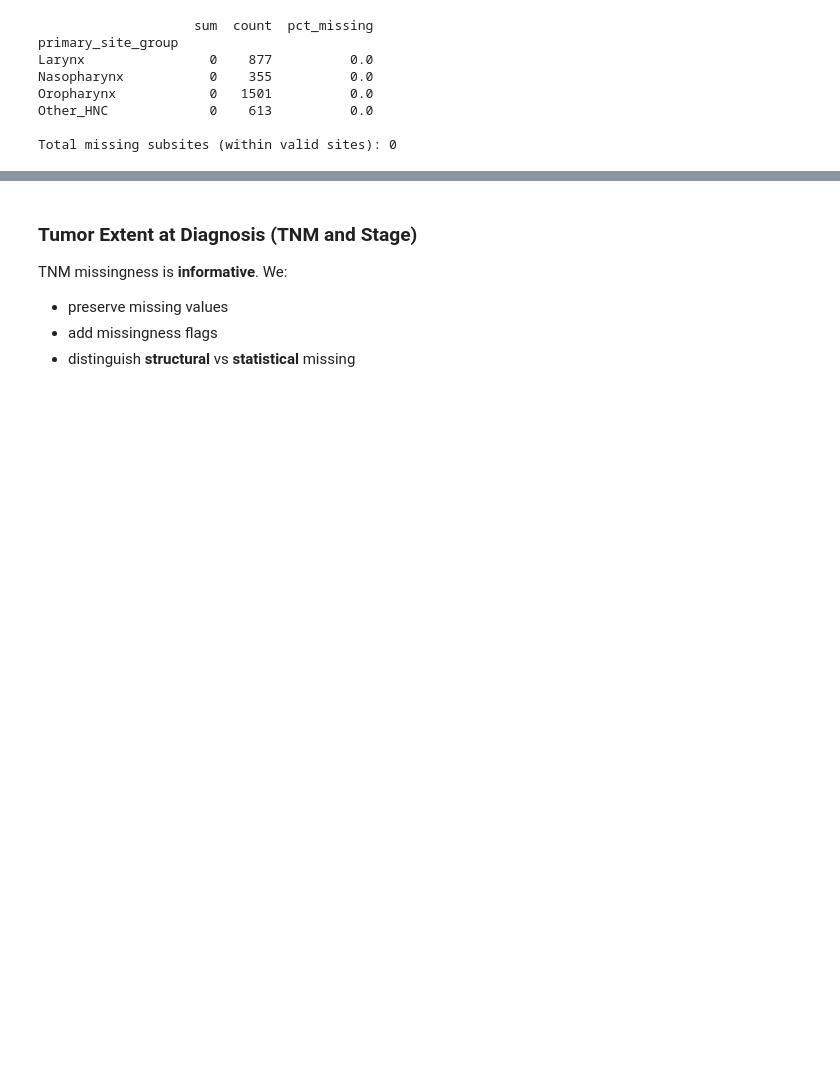
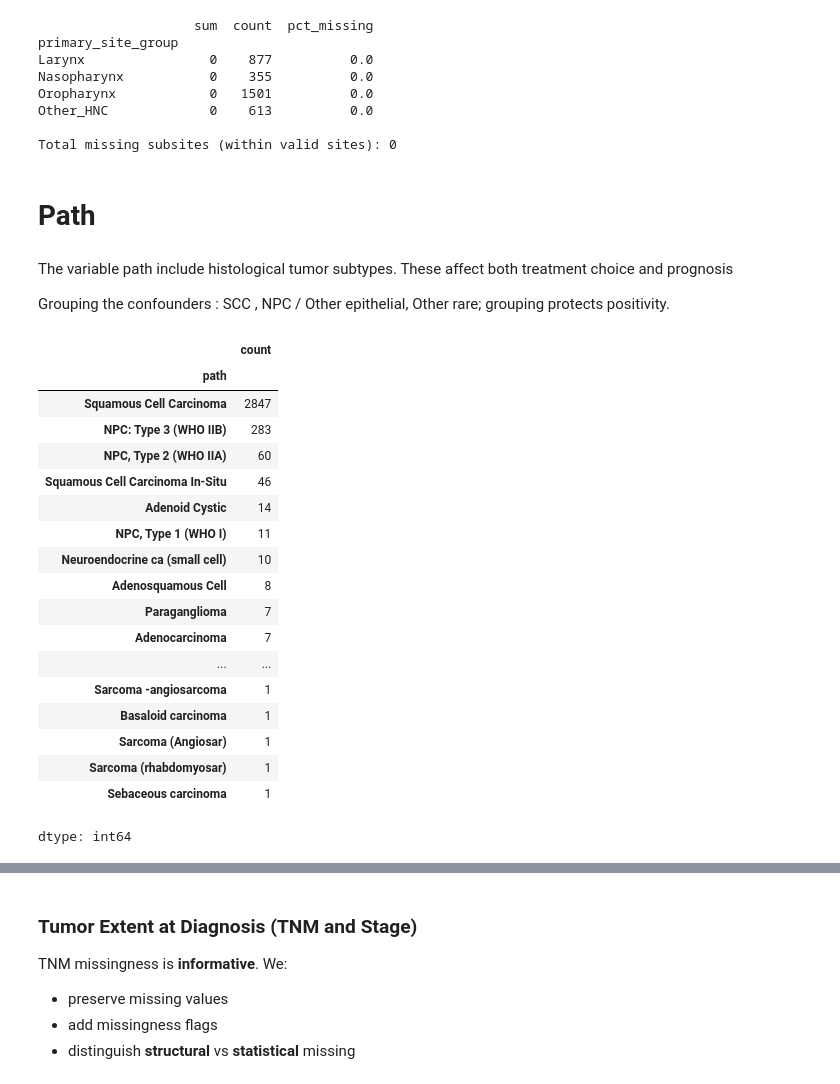
Before and after one commit to Doclikam/CausalMachineLearning-CRC-Drug-ResponsePrediction, a Jupyter notebook: RADCURE_causal.ipynb, the cells around one changed output, grey strips where cells are left out. Saved outputs shown, nothing was run; the diff lists cells and outputs as text; code cells hidden in the pictures; blank space fills up the shorter version.

```diff
--- a/RADCURE_causal.ipynb
+++ b/RADCURE_causal.ipynb
@@ -383,3 +411,31 @@ Oropharynx            0   1501          0.0
 Other_HNC             0    613          0.0
 
 Total missing subsites (within valid sites): 0
+# %% [markdown]
+# Path
+# %% [markdown]
+The variable path include histological tumor subtypes. These affect  both treatment choice and prognosis
+
+Grouping the confounders : SCC , NPC / Other epithelial,  Other rare; grouping protects positivity.
+# %%
+rad_data['path'].value_counts()
+# %% [output]
+|  | count |
+| path |  |
+| Squamous Cell Carcinoma | 2847 |
+| NPC: Type 3 (WHO IIB) | 283 |
+| NPC, Type 2 (WHO IIA) | 60 |
+| Squamous Cell Carcinoma In-Situ | 46 |
+| Adenoid Cystic | 14 |
+| NPC, Type 1 (WHO I) | 11 |
+| Neuroendocrine ca (small cell) | 10 |
+| Adenosquamous Cell | 8 |
+| Paraganglioma | 7 |
+| Adenocarcinoma | 7 |
+| ... | ... |
+| Sarcoma -angiosarcoma | 1 |
+| Basaloid carcinoma | 1 |
+| Sarcoma (Angiosar) | 1 |
+| Sarcoma (rhabdomyosar) | 1 |
+| Sebaceous carcinoma | 1 |
+dtype: int64
```
Also changed, not shown: parts of 10 cells of this notebook.
